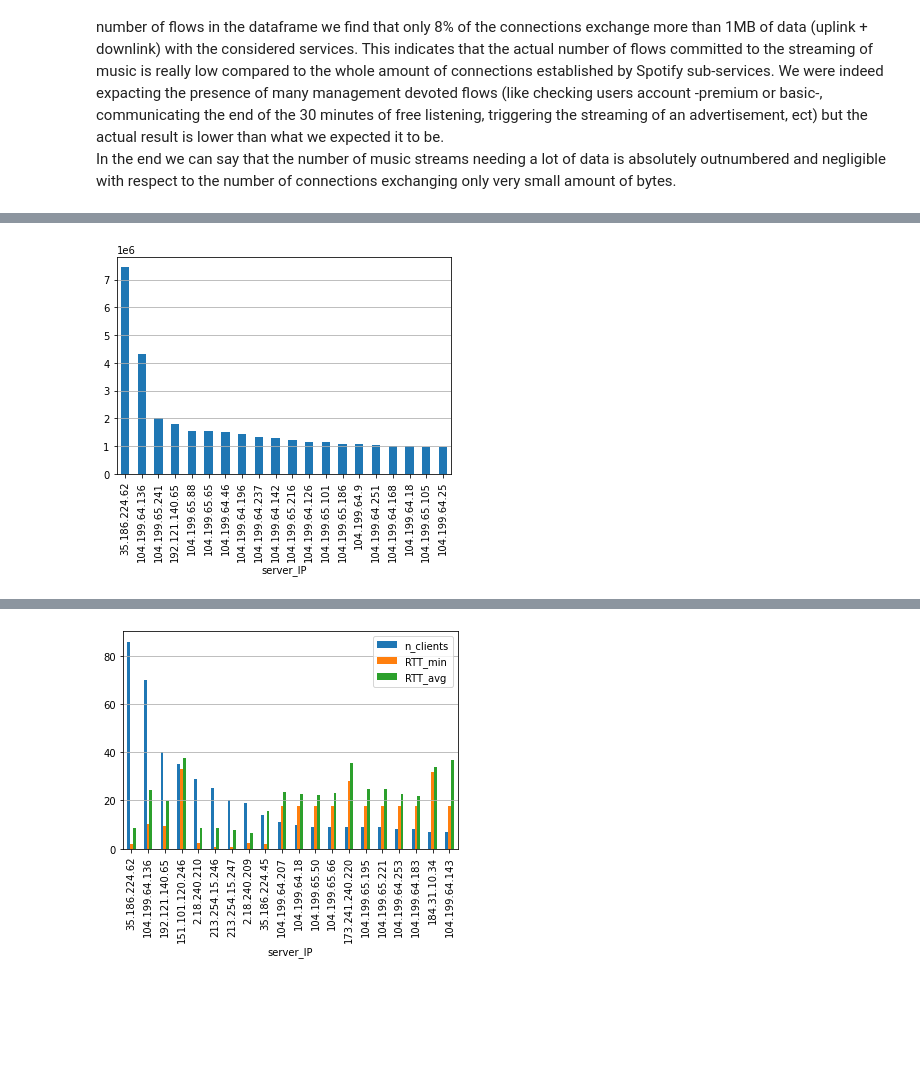
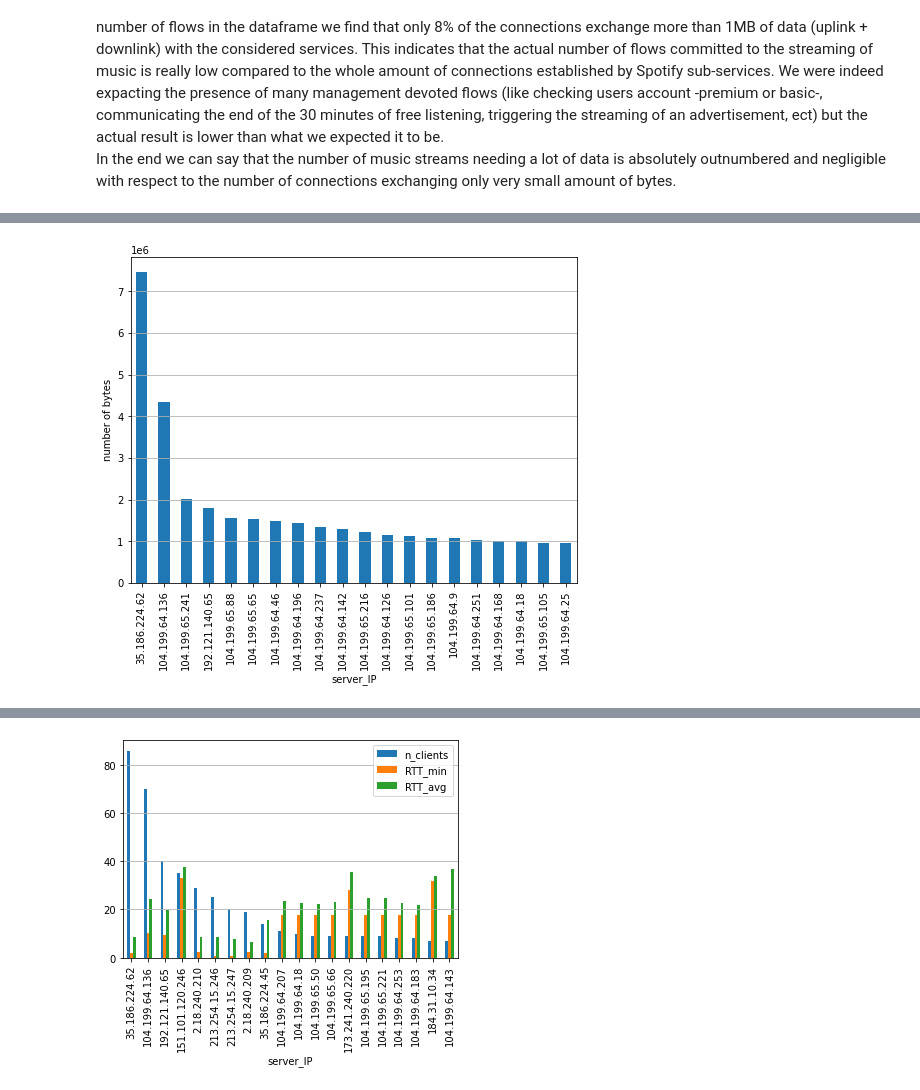
Before and after one commit to AlessioFerra/NML_Group4, a Jupyter notebook: Lab04.ipynb, the cells around one changed output, grey strips where cells are left out. Drawn from its saved outputs; the diff is of its cells as text; code cells hidden in the pictures; blank space fills up the shorter version.

```diff
--- a/Lab04.ipynb
+++ b/Lab04.ipynb
@@ -570,7 +570,8 @@ Repeat the same for sub-services.
 # %%
-# part 1
+# POINT 12.1.1
 a = sp_dataf.groupby(['server_IP'])['c_bytes_all:9'].sum()\
-            .sort_values(ascending=False).head(20).plot(kind='bar')
+            .sort_values(ascending=False).head(20)\
+            .plot(kind='bar', figsize=(8,6), ylabel='number of bytes')
 a.grid(axis='y')
 # %% [output]
-[figure, old version]
+[figure, new version]
```
Also changed, not shown: parts of 10 cells of this notebook.
